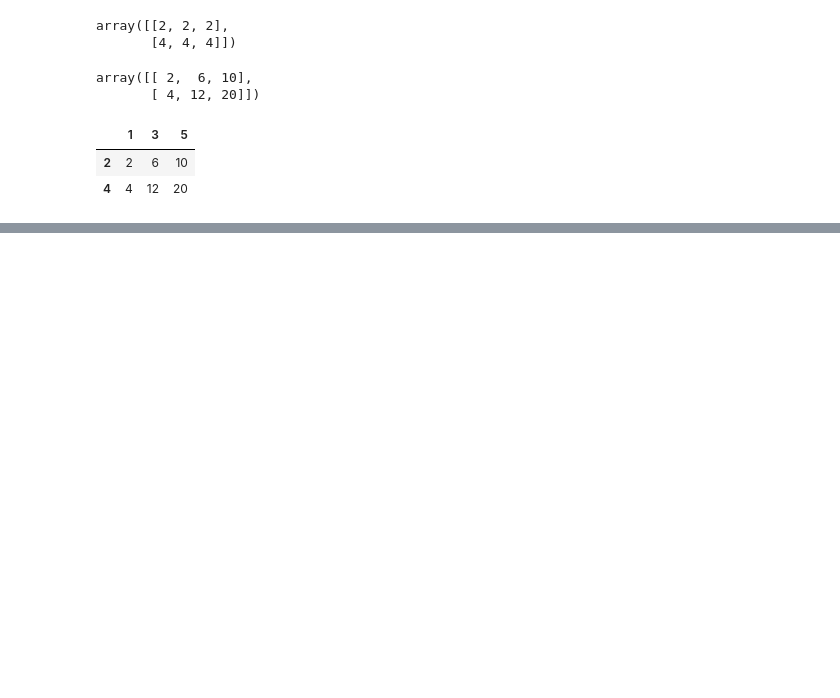
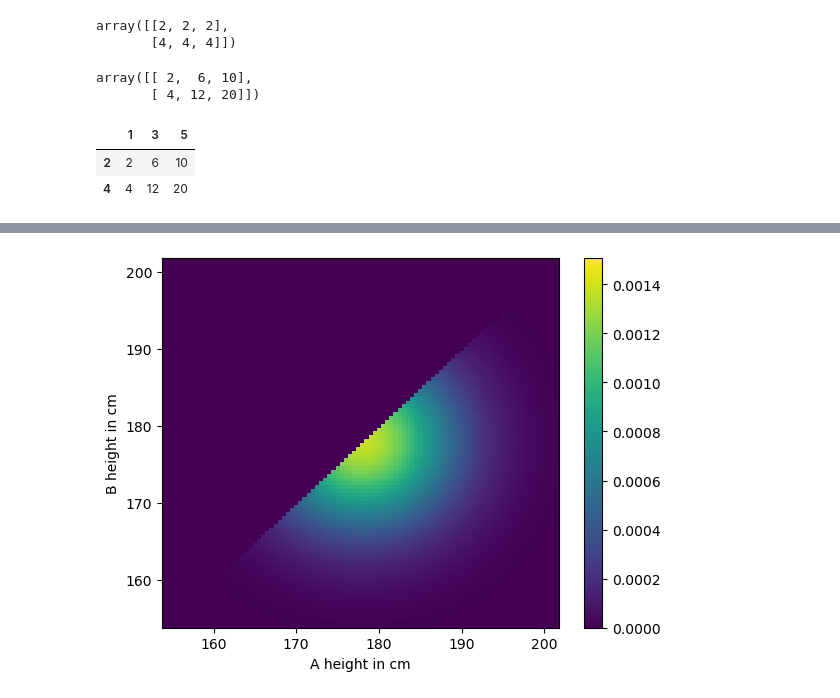
Before and after one commit to luis-a-garcia/TIL, a Jupyter notebook: think_bayes/chp11.ipynb, the cells around one changed output, grey strips where cells are left out. Drawn from its saved outputs; the diff is of its cells as text; code cells hidden in the pictures; blank space fills up the shorter version.

```diff
--- a/think_bayes/chp11.ipynb
+++ b/think_bayes/chp11.ipynb
@@ -30,0 +86,6 @@ df
+# %%
+a = np.where(A_taller, 1, 0)
+# %%
+likelihood = pd.DataFrame(a, columns=y, index=x)
+# %%
+posterior = joint * likelihood
@@ -30,0 +104,4 @@ df
+# %%
+plot_joint(posterior)
+# %% [output]
+[figure, added]
```
Also changed, not shown: parts of 24 cells of this notebook.
